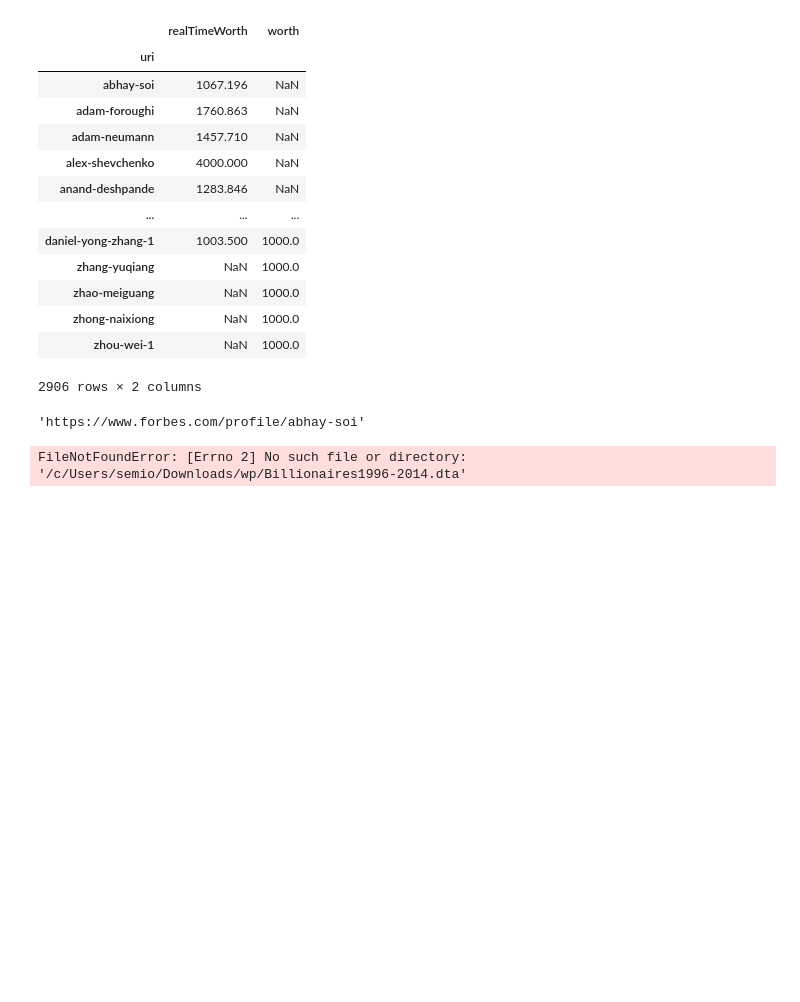
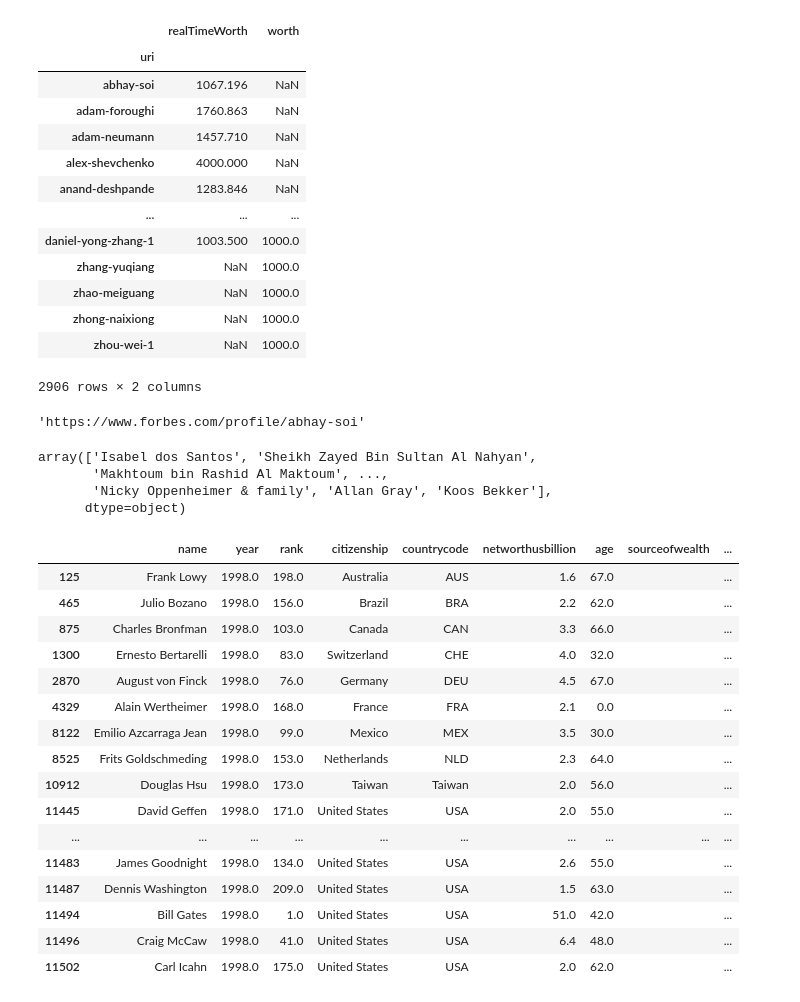
Before and after one commit to open-numbers/ddf--gapminder--billionaires, a Jupyter notebook: etl/notebooks/scraper.ipynb, the cells around one changed output. Saved outputs shown, nothing was run; the diff lists cells and outputs as text; code cells hidden in the pictures; blank space fills up the shorter version.

```diff
--- a/etl/notebooks/scraper.ipynb
+++ b/etl/notebooks/scraper.ipynb
@@ -165,7 +165,36 @@ pf = url_profile_tmpl.format("abhay-soi")
 pf
 # %% [output]
 'https://www.forbes.com/profile/abhay-soi'
-# %%
-pd.read_table("/c/Users/semio/Downloads/wp/Billionaires1996-2014.dta")
-# %% [output]
-FileNotFoundError: [Errno 2] No such file or directory: '/c/Users/semio/Downloads/wp/Billionaires1996-2014.dta'
+# %%
+tb = pd.read_stata("../source/Billionaires1996-2014.dta")
+# %%
+tb.name.unique()
+# %% [output]
+array(['Isabel dos Santos', 'Sheikh Zayed Bin Sultan Al Nahyan',
+       'Makhtoum bin Rashid Al Maktoum', ...,
+       'Nicky Oppenheimer & family', 'Allan Gray', 'Koos Bekker'],
+      dtype=object)
+# %%
+df = pd.read_csv('../source/1997.csv')
+# %%
+names = df[pd.isnull(df.worth)].name.unique()
+# %%
+tb[(tb.name.isin(names)) & (tb.year == 1998)]
+# %% [output]
+|  | name | year | rank | citizenship | countrycode | networthusbillion | age | sourceofwealth | ... |
+| 125 | Frank Lowy | 1998.0 | 198.0 | Australia | AUS | 1.6 | 67.0 |  | ... |
+| 465 | Julio Bozano | 1998.0 | 156.0 | Brazil | BRA | 2.2 | 62.0 |  | ... |
+| 875 | Charles Bronfman | 1998.0 | 103.0 | Canada | CAN | 3.3 | 66.0 |  | ... |
+| 1300 | Ernesto Bertarelli | 1998.0 | 83.0 | Switzerland | CHE | 4.0 | 32.0 |  | ... |
+| 2870 | August von Finck | 1998.0 | 76.0 | Germany | DEU | 4.5 | 67.0 |  | ... |
+| 4329 | Alain Wertheimer | 1998.0 | 168.0 | France | FRA | 2.1 | 0.0 |  | ... |
+| 8122 | Emilio Azcarraga Jean | 1998.0 | 99.0 | Mexico | MEX | 3.5 | 30.0 |  | ... |
+| 8525 | Frits Goldschmeding | 1998.0 | 153.0 | Netherlands | NLD | 2.3 | 64.0 |  | ... |
+| 10912 | Douglas Hsu | 1998.0 | 173.0 | Taiwan | Taiwan | 2.0 | 56.0 |  | ... |
+| 11445 | David Geffen | 1998.0 | 171.0 | United States | USA | 2.0 | 55.0 |  | ... |
+| ... | ... | ... | ... | ... | ... | ... | ... | ... | ... |
+| 11483 | James Goodnight | 1998.0 | 134.0 | United States | USA | 2.6 | 55.0 |  | ... |
+| 11487 | Dennis Washington | 1998.0 | 209.0 | United States | USA | 1.5 | 63.0 |  | ... |
+| 11494 | Bill Gates | 1998.0 | 1.0 | United States | USA | 51.0 | 42.0 |  | ... |
+| 11496 | Craig McCaw | 1998.0 | 41.0 | United States | USA | 6.4 | 48.0 |  | ... |
+| 11502 | Carl Icahn | 1998.0 | 175.0 | United States | USA | 2.0 | 62.0 |  | ... |
```
Also changed, not shown: parts of 60 cells of this notebook, 1 other file.
